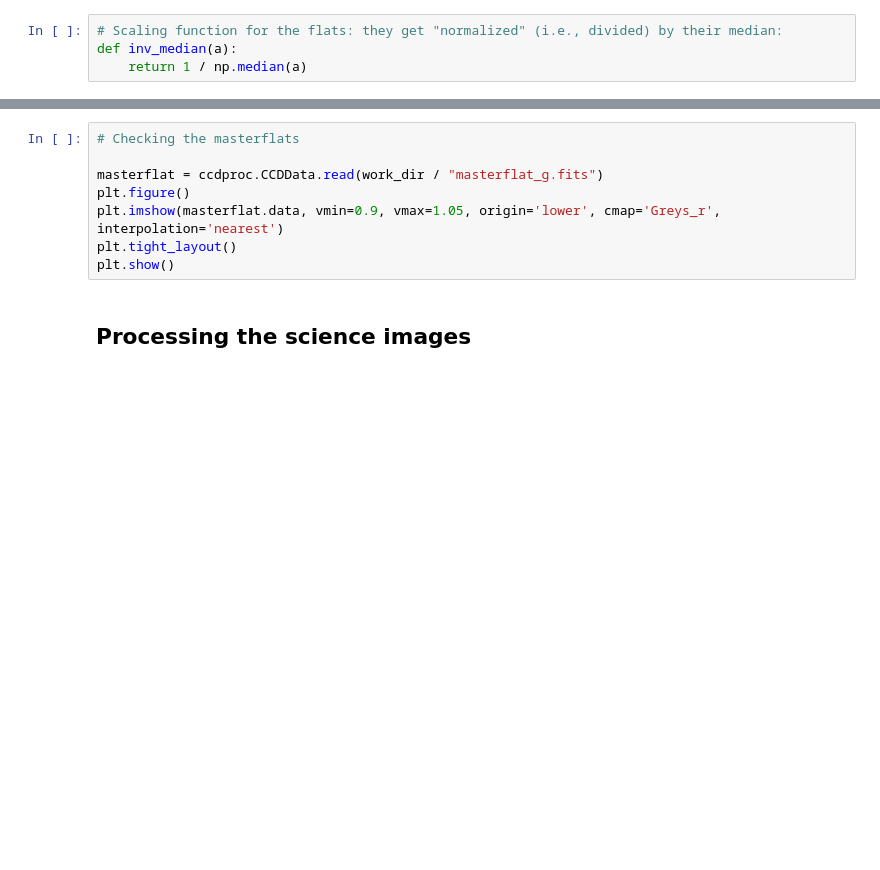
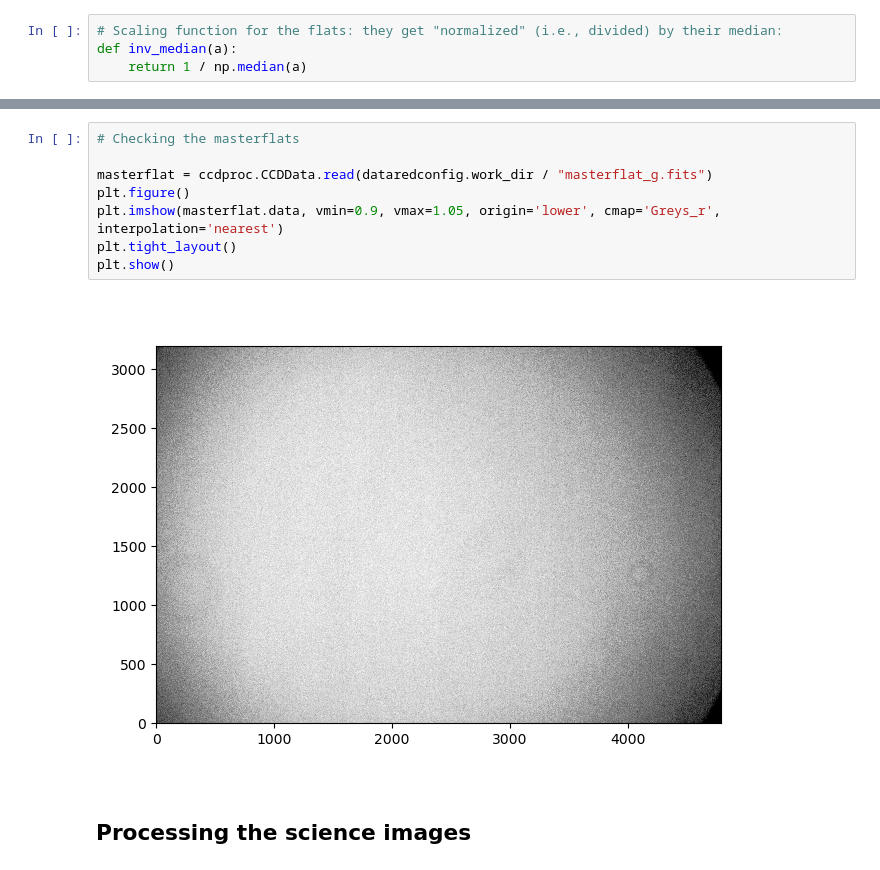
Before and after one commit to aifatelescope/datared, a Jupyter notebook: book/pre-red.ipynb, the cells around one changed output, grey strips where cells are left out. Drawn from its saved outputs; the diff is of its cells as text; blank space fills up the shorter version.

```diff
--- a/book/pre-red.ipynb
+++ b/book/pre-red.ipynb
@@ -179,11 +221,13 @@ for selected_filter in flat_filters_to_run_on:
 # %%
 # Checking the masterflats
 
-masterflat = ccdproc.CCDData.read(work_dir / "masterflat_g.fits")
+masterflat = ccdproc.CCDData.read(dataredconfig.work_dir / "masterflat_g.fits")
 plt.figure()
 plt.imshow(masterflat.data, vmin=0.9, vmax=1.05, origin='lower', cmap='Greys_r', interpolation='nearest')
 plt.tight_layout()
 plt.show()
+# %% [output]
+[figure, added]
 # %% [markdown]
 ## Processing the science images
 # %%
```
Also changed, not shown: parts of 7 cells of this notebook, 3 other files.
